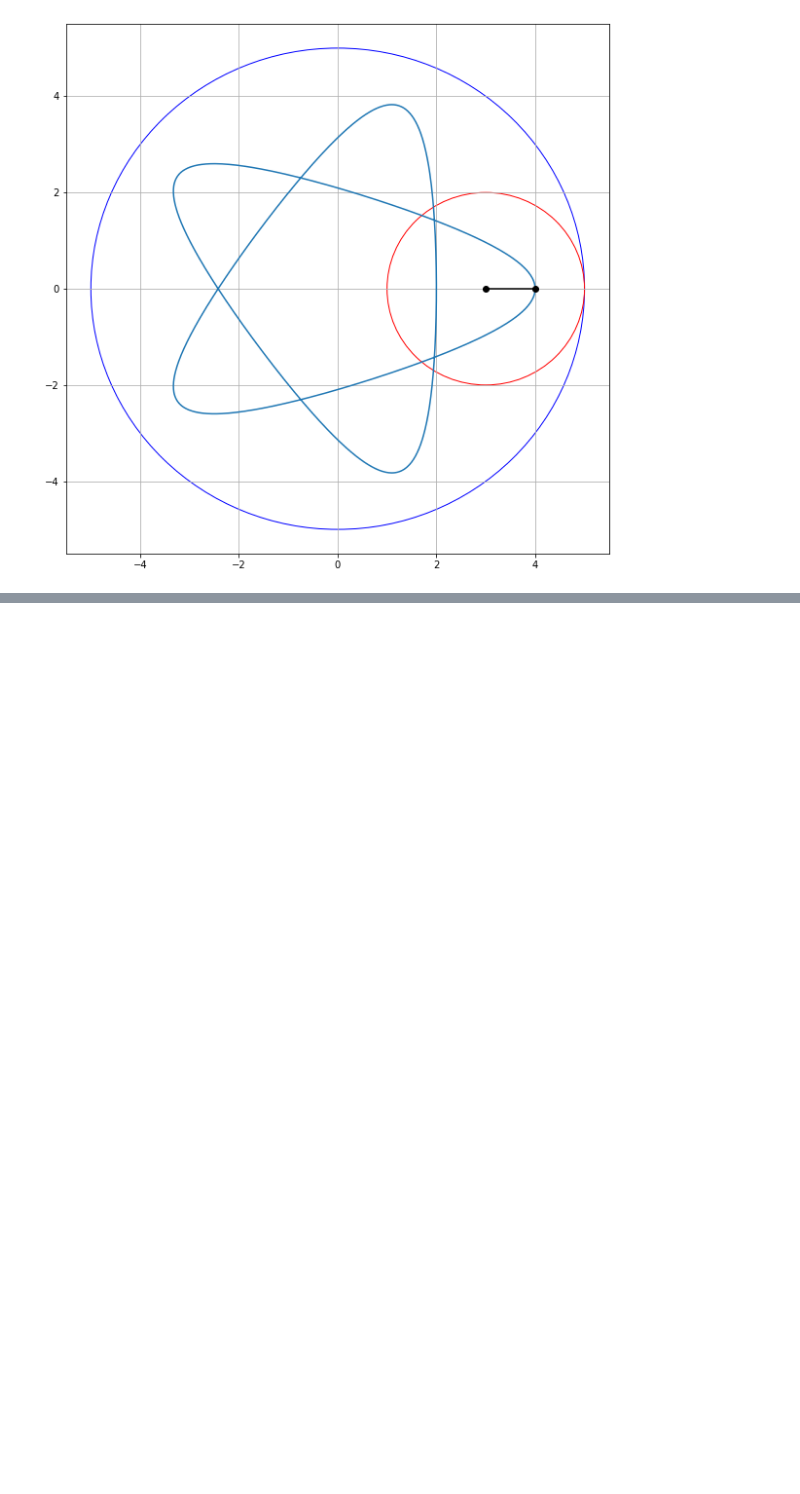
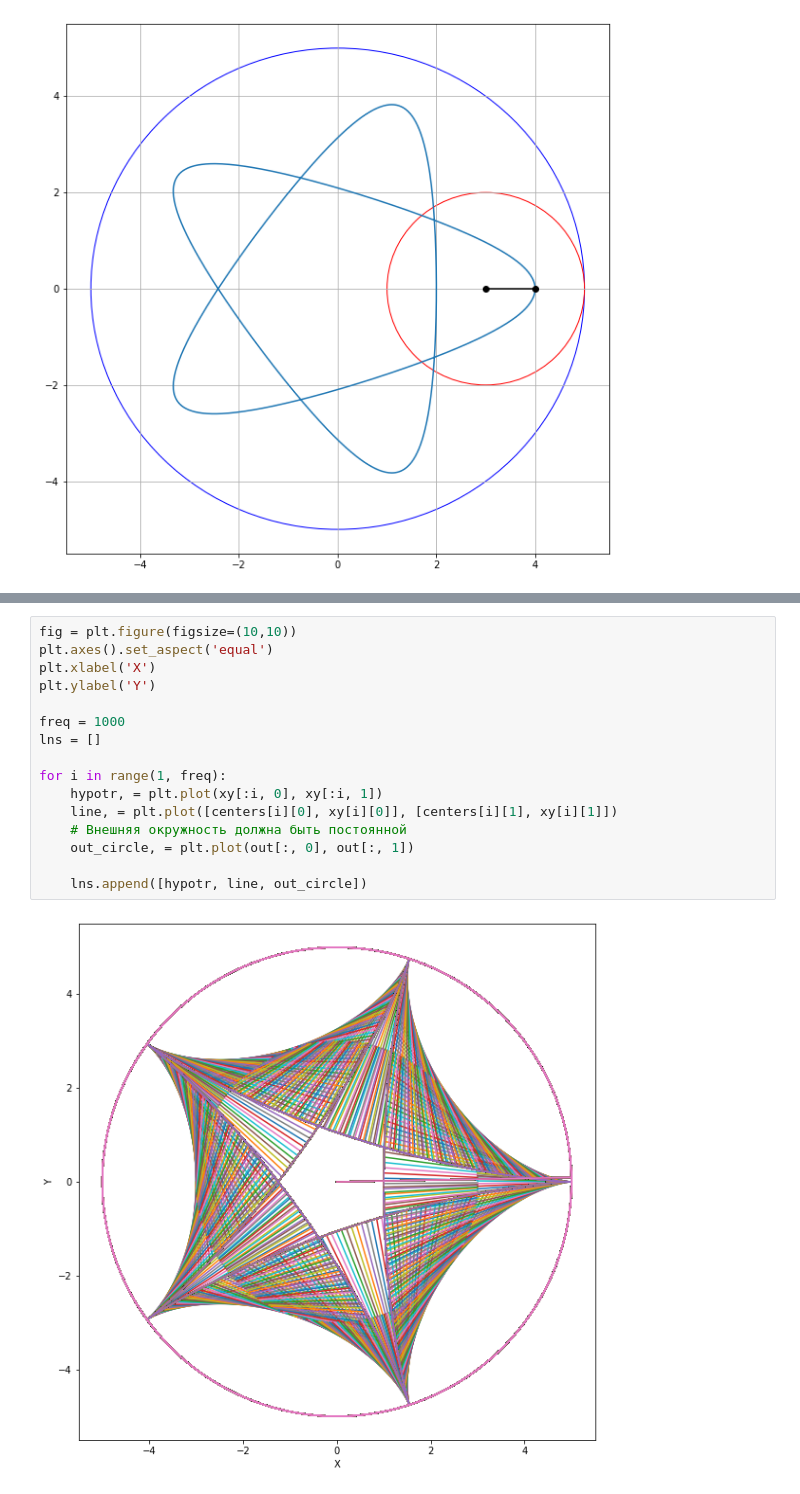
Before and after one commit to mascomen4/computer-geometry, a Jupyter notebook: lab03/main.ipynb, the cells around one changed output, grey strips where cells are left out. Saved outputs shown, nothing was run; the diff lists cells and outputs as text; blank space fills up the shorter version.

```diff
--- a/lab03/main.ipynb
+++ b/lab03/main.ipynb
@@ -187,0 +190,18 @@ array([[ 7.00000000e+00,  0.00000000e+00],
+# %%
+fig = plt.figure(figsize=(10,10))
+plt.axes().set_aspect('equal')
+plt.xlabel('X')
+plt.ylabel('Y')
+
+freq = 1000
+lns = []
+
+for i in range(1, freq):
+    hypotr, = plt.plot(xy[:i, 0], xy[:i, 1])
+    line, = plt.plot([centers[i][0], xy[i][0]], [centers[i][1], xy[i][1]])
+    # Внешняя окружность должна быть постоянной
+    out_circle, = plt.plot(out[:, 0], out[:, 1])
+
+    lns.append([hypotr, line, out_circle])
+# %% [output]
+[figure, added]
```
Also changed, not shown: parts of 13 cells of this notebook, 3 other files.
